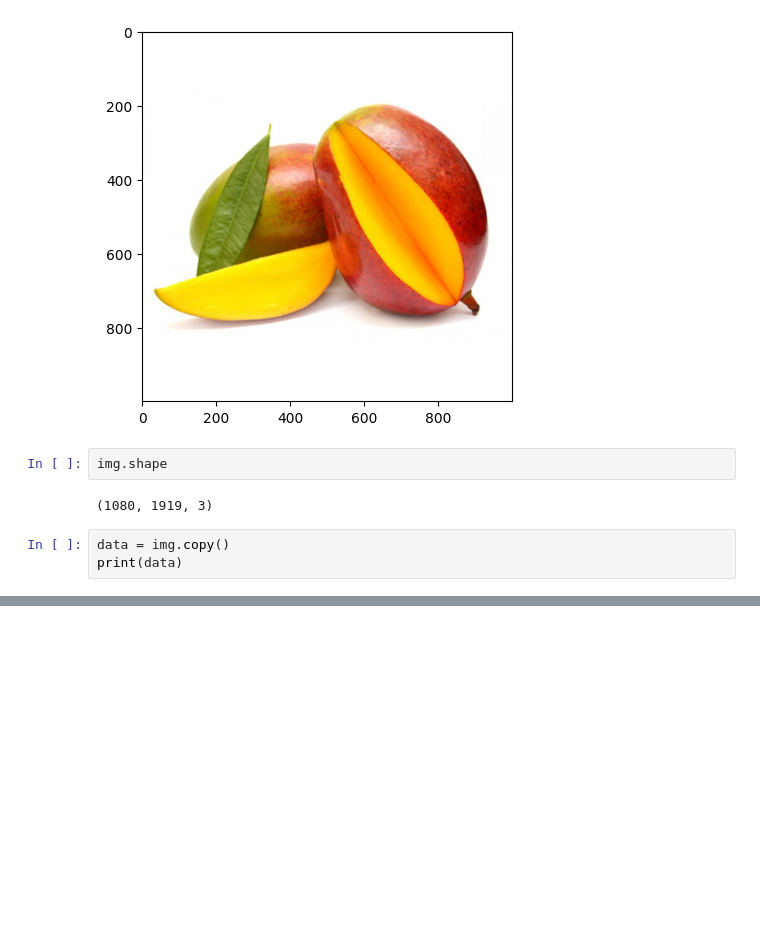
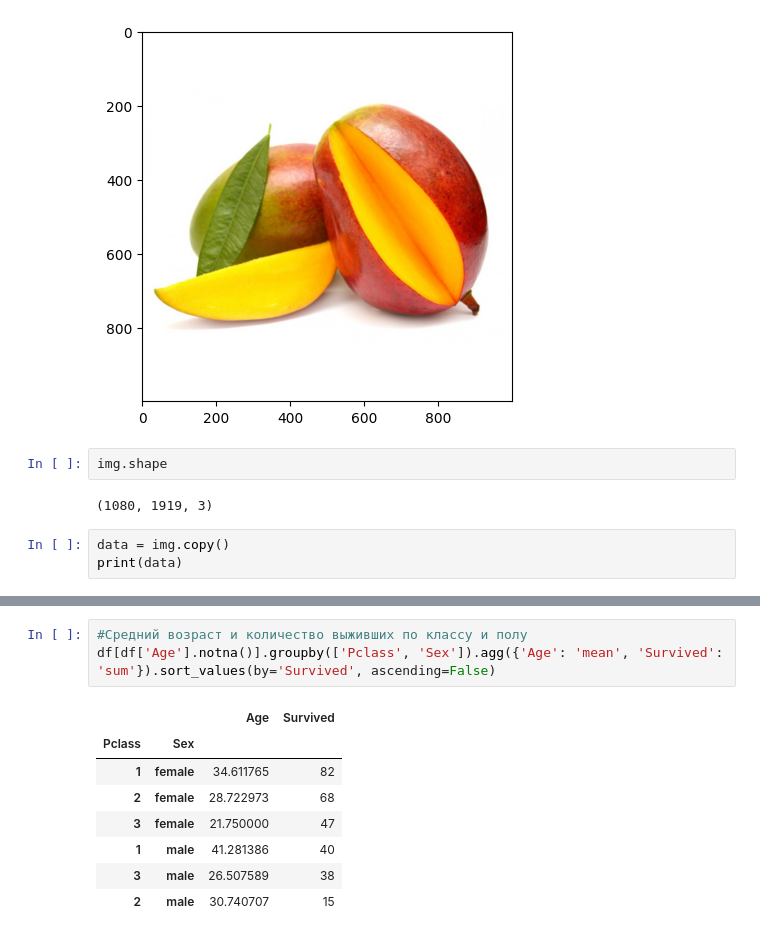
Before and after one commit to julika333/TMS-DS, a Jupyter notebook: lesson_08_numpy/HW_08.ipynb, the cells around one changed output, grey strips where cells are left out. Drawn from its saved outputs; the diff is of its cells as text; blank space fills up the shorter version.

```diff
--- a/lesson_08_numpy/HW_08.ipynb
+++ b/lesson_08_numpy/HW_08.ipynb
@@ -59,0 +140,12 @@ plt.show()
+# %%
+#Средний возраст и количество выживших по классу и полу
+df[df['Age'].notna()].groupby(['Pclass', 'Sex']).agg({'Age': 'mean', 'Survived': 'sum'}).sort_values(by='Survived', ascending=False)
+# %% [output]
+|  |  | Age | Survived |
+| Pclass | Sex |  |  |
+| 1 | female | 34.611765 | 82 |
+| 2 | female | 28.722973 | 68 |
+| 3 | female | 21.750000 | 47 |
+| 1 | male | 41.281386 | 40 |
+| 3 | male | 26.507589 | 38 |
+| 2 | male | 30.740707 | 15 |
```
Also changed, not shown: parts of 13 cells of this notebook.
